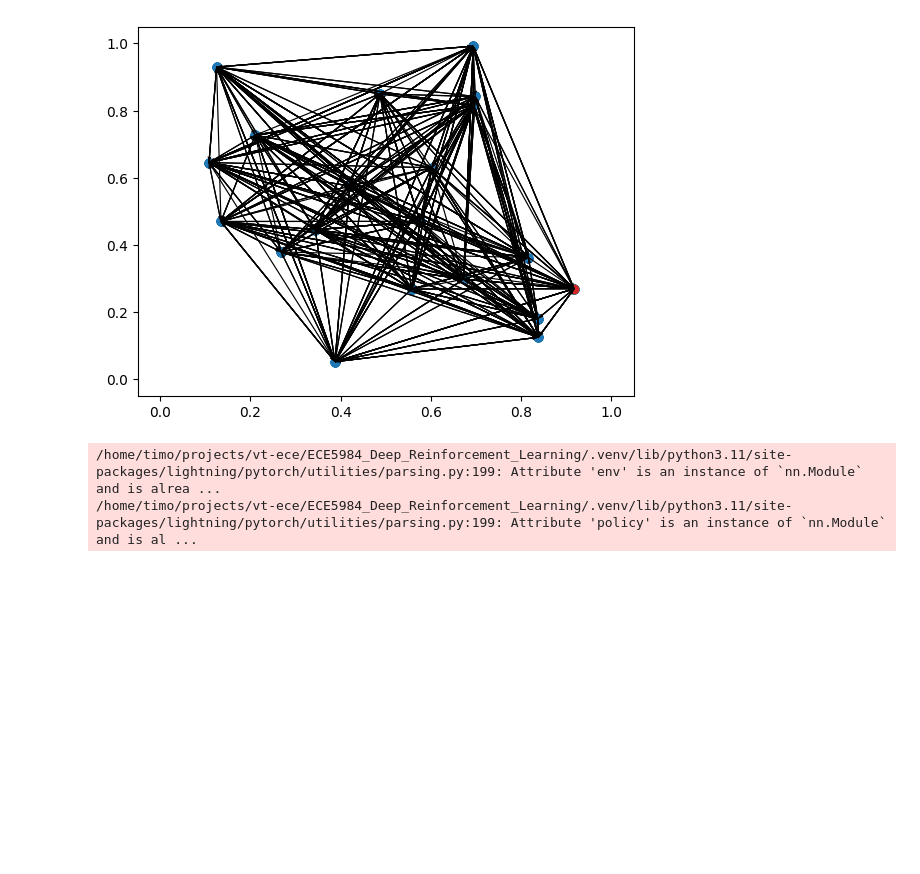
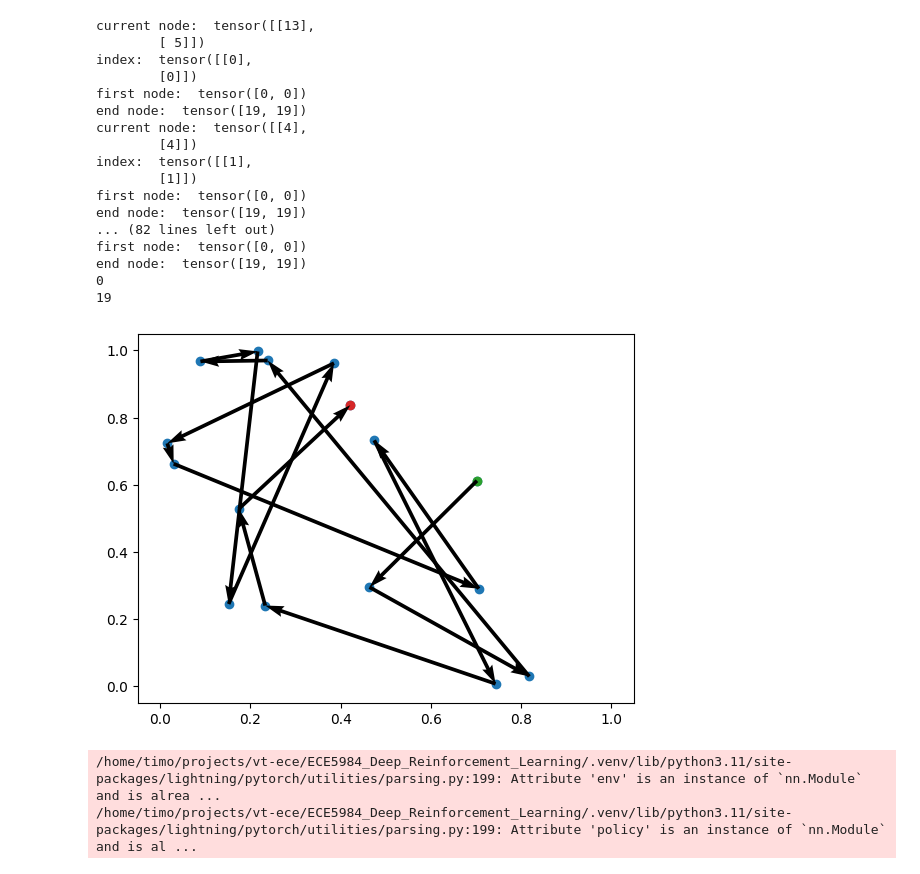
Before and after one commit to TimoThans33/ece5984_drl_ai4spp, a Jupyter notebook: code/exploration.ipynb, the cells around one changed output. Cells and saved outputs as stored; diff of their text form; code cells hidden in the pictures; blank space fills up the shorter version.

```diff
--- a/code/exploration.ipynb
+++ b/code/exploration.ipynb
@@ -69,6 +69,11 @@ def _reset(self, td: Optional[TensorDict] = None, batch_size=None) -> TensorDict
 def _step(self, td: TensorDict) -> TensorDict:
     current_node = td["action"]
 
+    # output visiting node
+    print("current node: ", current_node.unsqueeze(-1))
+    print("index: ", td["i"])
+    print("first node: ", td["first_node"])
+    print("end node: ", td["end_node"])
     first_node = current_node if td["i"].all() == 0 else td["first_node"]
 
     # Mark the current node as visited
@@ -76,22 +81,26 @@ def _step(self, td: TensorDict) -> TensorDict:
         -1, current_node.unsqueeze(-1).expand_as(td["action_mask"]), 0
     )
 
+    # output the mask
+    # print("action mask: ", available)
+
     # available = td["action_mask"].scatter(
     #    -1, current_node.unsqueeze(-1).expand_as(td["action_mask"]), 0
     # )
+    # print(current_node == td["end_node"])
+    done = torch.any(torch.eq(current_node, td["end_node"])).expand_as(td["action"])
 
-    # Terminate the episode when the agent reaches the end node
-    done = current_node == td["end_node"]
+    # print("done: ", done)
 
     # The reward is calculated outside via get_reward for efficiency, so we set it to 0 here
     reward = torch.zeros_like(done)
 
     td.update(
         {
-            "first_node": first_node,
+            # "first_node": first_node,
             "current_node": current_node,
             "i": td["i"] + 1,
-            # "action_mask": available,
+            "action_mask": available,
             "reward": reward,
             "done": done,
         },
@@ -116,6 +125,8 @@ def get_reward(self, td, actions) -> TensorDict:
     #     self.check_solution_validity(td, actions)
     # Reward the agent based on the length of the path from the start node to the end
     locs_ordered = gather_by_index(td["locs"], actions)
+
+    # print("reward: ", reward)
     return -get_tour_length(locs_ordered)
 
 def _make_spec(self, td_params):
@@ -194,11 +205,14 @@ def render(self, td, actions=None, ax=None):
         locs = gather_by_index(locs, actions, dim=0)
 
     # Cat the first node to the end to complete the tour
-    locs = torch.cat((locs, locs[0:1]))
+    # locs = torch.cat((locs, locs[0:1]))
     x, y = locs[:, 0], locs[:, 1]
 
     # Plot the visited nodes
     ax.scatter(x, y, color="tab:blue")
+
+    print(td['first_node'].item())
+    print(td['end_node'].item())
 
     # Highlight the start node in green
     ax.scatter(x[0], y[0], color="tab:green")
@@ -254,33 +268,50 @@ def random_policy(td):
 def rollout(env, td, policy, max_steps: int = None):
     """Helper function to rollout a policy. Currently, TorchRL does not allow to step
     over envs when done with `env.rollout()`. We need this because for environments that complete at different steps.
     """
 
     max_steps = float("inf") if max_steps is None else max_steps
     actions = []
     steps = 0
 
     while not td["done"].all():
         td = policy(td)
         actions.append(td["action"])
         td = env.step(td)["next"]
         steps += 1
         if steps > max_steps:
             log.info("Max steps reached")
             break
     return (
         env.get_reward(td, torch.stack(actions, dim=1)),
         td,
         torch.stack(actions, dim=1),
     )
 
 # from rl4co.utils.decoding import rollout, random_policy
 
 batch_size = 2
 
-env = SPPEnv(num_loc=5)
+env = SPPEnv(num_loc=20)
 reward, td, actions = rollout(env, env.reset(batch_size=batch_size), random_policy)
 env.render(td, actions)
 # %% [output]
+current node:  tensor([[13],
+        [ 5]])
+index:  tensor([[0],
+        [0]])
+first node:  tensor([0, 0])
+end node:  tensor([19, 19])
+current node:  tensor([[4],
+        [4]])
+index:  tensor([[1],
+        [1]])
+first node:  tensor([0, 0])
+end node:  tensor([19, 19])
+... (82 lines left out)
+first node:  tensor([0, 0])
+end node:  tensor([19, 19])
+0
+19
-[figure, old version]
+[figure, new version]
 # %%
```
Also changed, not shown: parts of 4 cells of this notebook.
